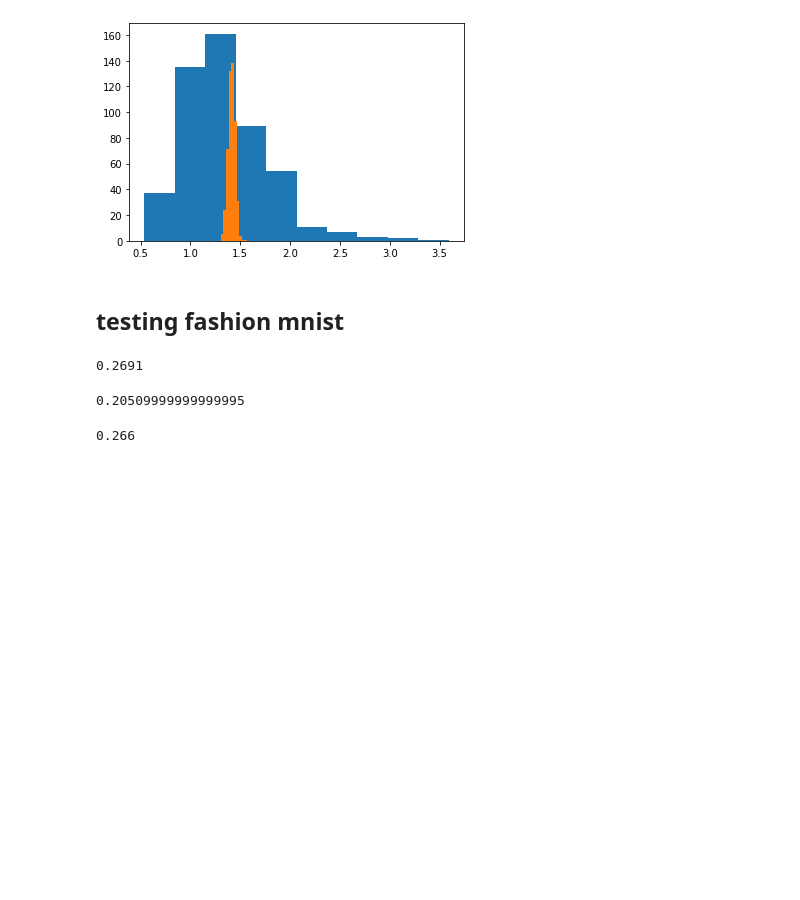
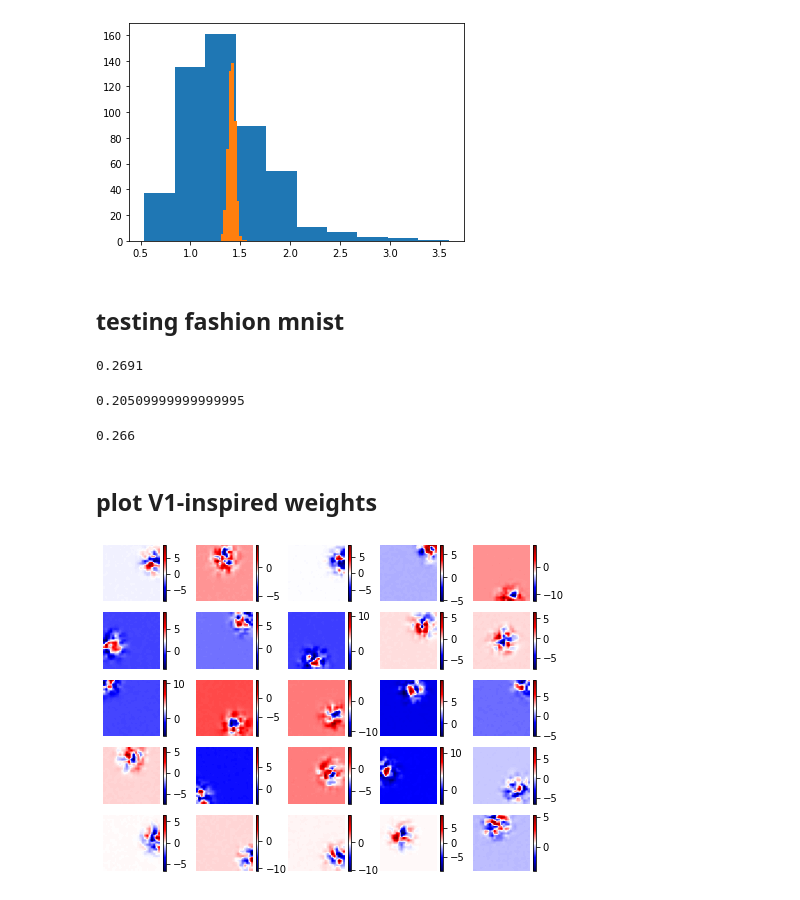
Before and after one commit to BruntonUWBio/structured-random-features, a Jupyter notebook: new_version/estimator_test.ipynb, the cells around one changed output. Cells and saved outputs as stored; diff of their text form; code cells hidden in the pictures; blank space fills up the shorter version.

Commit message:
added scripts to plot figures for the paper

```diff
--- a/new_version/estimator_test.ipynb
+++ b/new_version/estimator_test.ipynb
@@ -207,3 +225,21 @@ train_err, test_err = clf_wrapper(RFClassifier, params, X_train, y_train, X_test
 print(test_err)
 # %% [output]
 0.266
+# %% [markdown]
+## plot V1-inspired weights
+# %%
+# plot gabor-type filter weights
+from estimator import V1_inspired_weights
+import matplotlib.pyplot as plt
+
+t, l = 3, 1
+W = V1_inspired_weights(30, 625, t=t, l=l)
+
+fig = plt.figure(figsize=(8, 6))
+for i in range(25):
+    ax = fig.add_subplot(5, 5, i + 1)
+    plt.imshow(W[i].reshape(25, 25), cmap='seismic')
+    plt.axis('off')
+    plt.colorbar()
+# %% [output]
+[figure, added]
```
Also changed, not shown: parts of 9 cells of this notebook, 11 other files.
